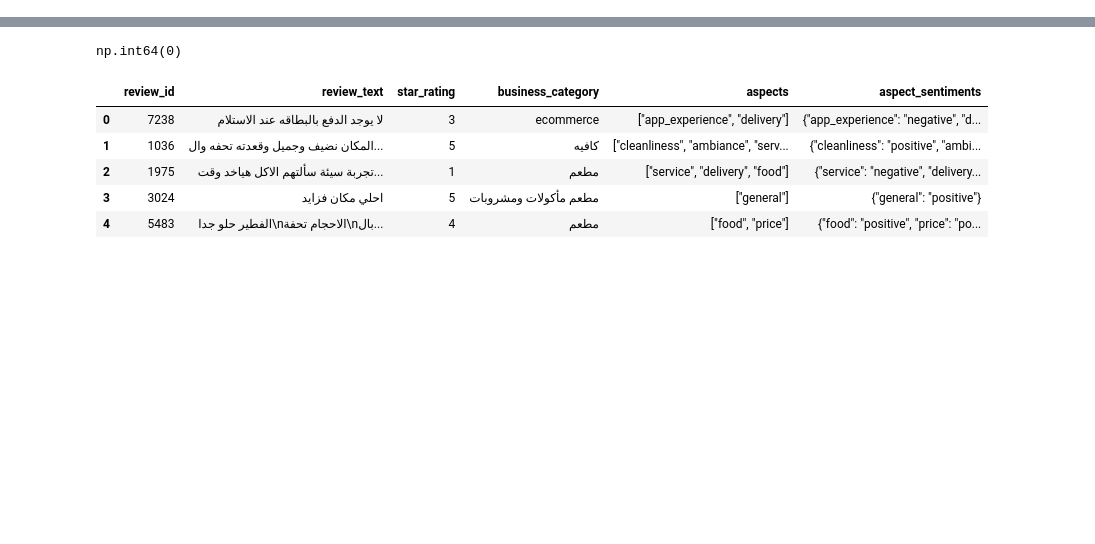
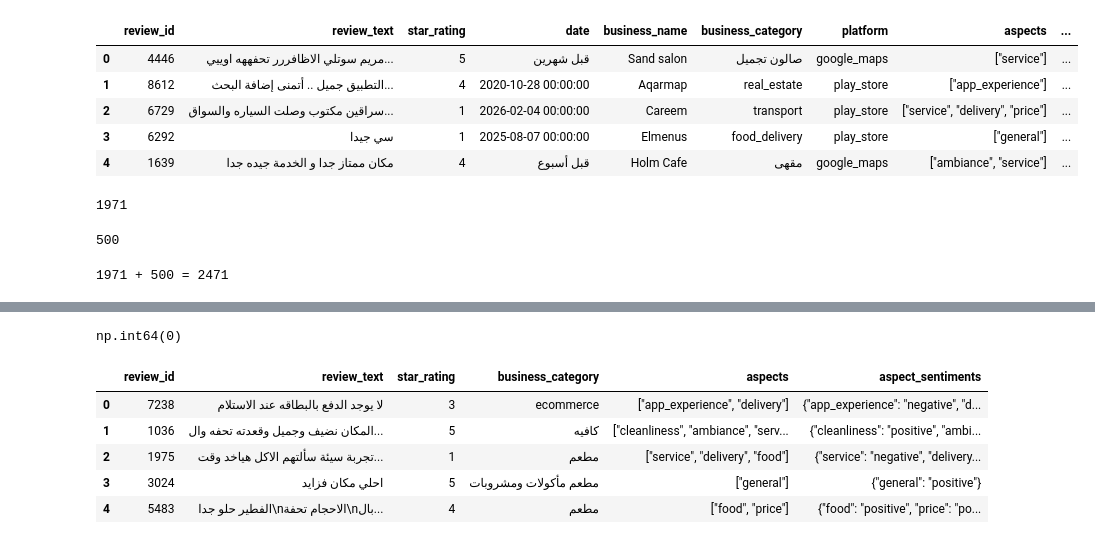
Before and after one commit to omar-ahmed-mohamed/Hackathon, a Jupyter notebook: Hackathon.ipynb, the cells around one changed output, grey strips where cells are left out. Cells and saved outputs as stored; diff of their text form; code cells hidden in the pictures; blank space fills up the shorter version.

```diff
--- a/Hackathon.ipynb
+++ b/Hackathon.ipynb
@@ -15,0 +42,18 @@ df.head()
+# %%
+d2 = pd.read_excel('/kaggle/input/datasets/omarahmedmohamed2005/hackamacka/DeepX_validation.xlsx')
+d2.head()
+# %% [output]
+|  | review_id | review_text | star_rating | date | business_name | business_category | platform | aspects | ... |
+| 0 | 4446 | مريم سوتلي الاظافررر تحفههه اوييي... | 5 | قبل شهرين | Sand salon | صالون تجميل | google_maps | ["service"] | ... |
+| 1 | 8612 | التطبيق جميل .. أتمنى إضافة البحث... | 4 | 2020-10-28 00:00:00 | Aqarmap | real_estate | play_store | ["app_experience"] | ... |
+| 2 | 6729 | سراقين مكتوب وصلت السياره والسواق... | 1 | 2026-02-04 00:00:00 | Careem | transport | play_store | ["service", "delivery", "price"] | ... |
+| 3 | 6292 | سي جيدا | 1 | 2025-08-07 00:00:00 | Elmenus | food_delivery | play_store | ["general"] | ... |
+| 4 | 1639 | مكان ممتاز جدا و الخدمة جيده جدا | 4 | قبل أسبوع | Holm Cafe | مقهى | google_maps | ["ambiance", "service"] | ... |
+# %%
+len(d1)
+# %% [output]
+1971
+# %%
+len(d2)
+# %% [output]
+500
@@ -15,0 +62,4 @@ df.head()
+# %%
+print(len(d1), '+', len(d2), '=', len(df))
+# %% [output]
+1971 + 500 = 2471
```
Also changed, not shown: parts of 51 cells of this notebook, 1 other file.
